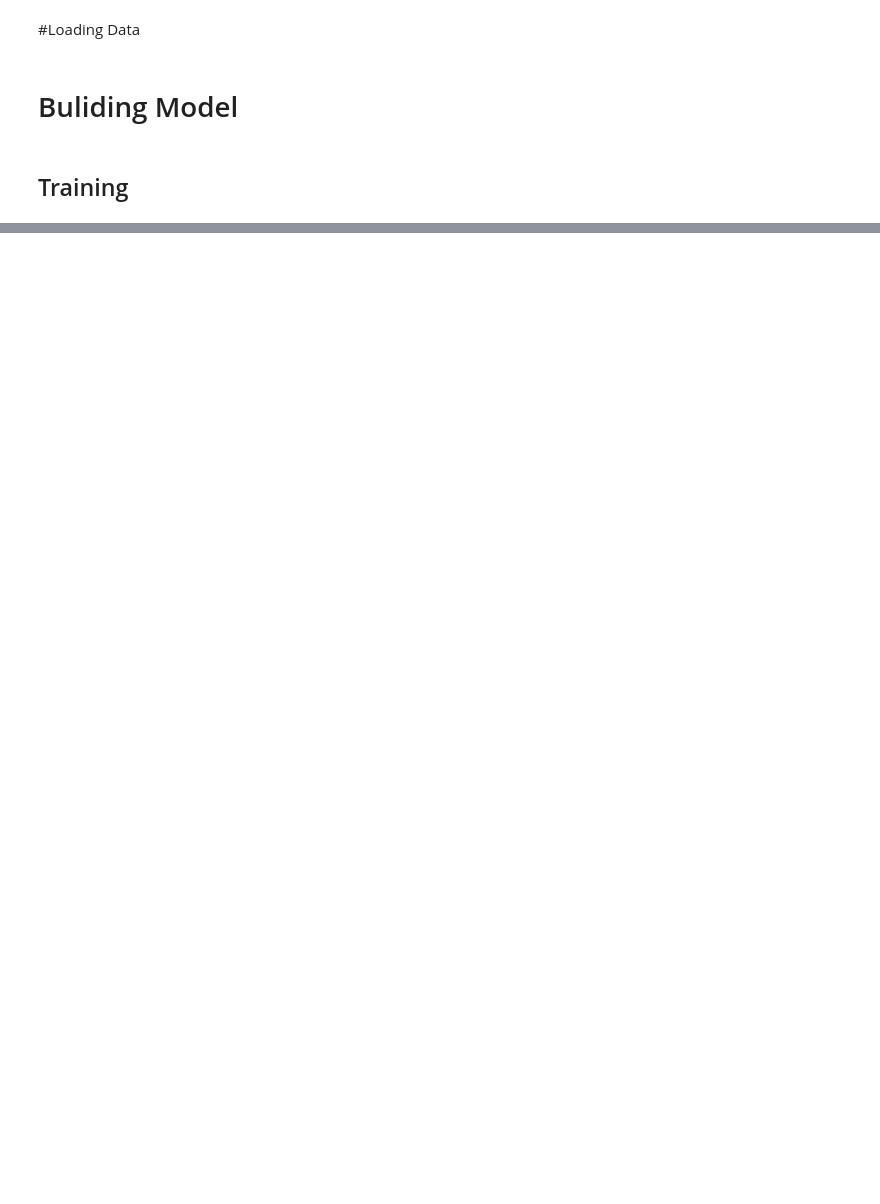
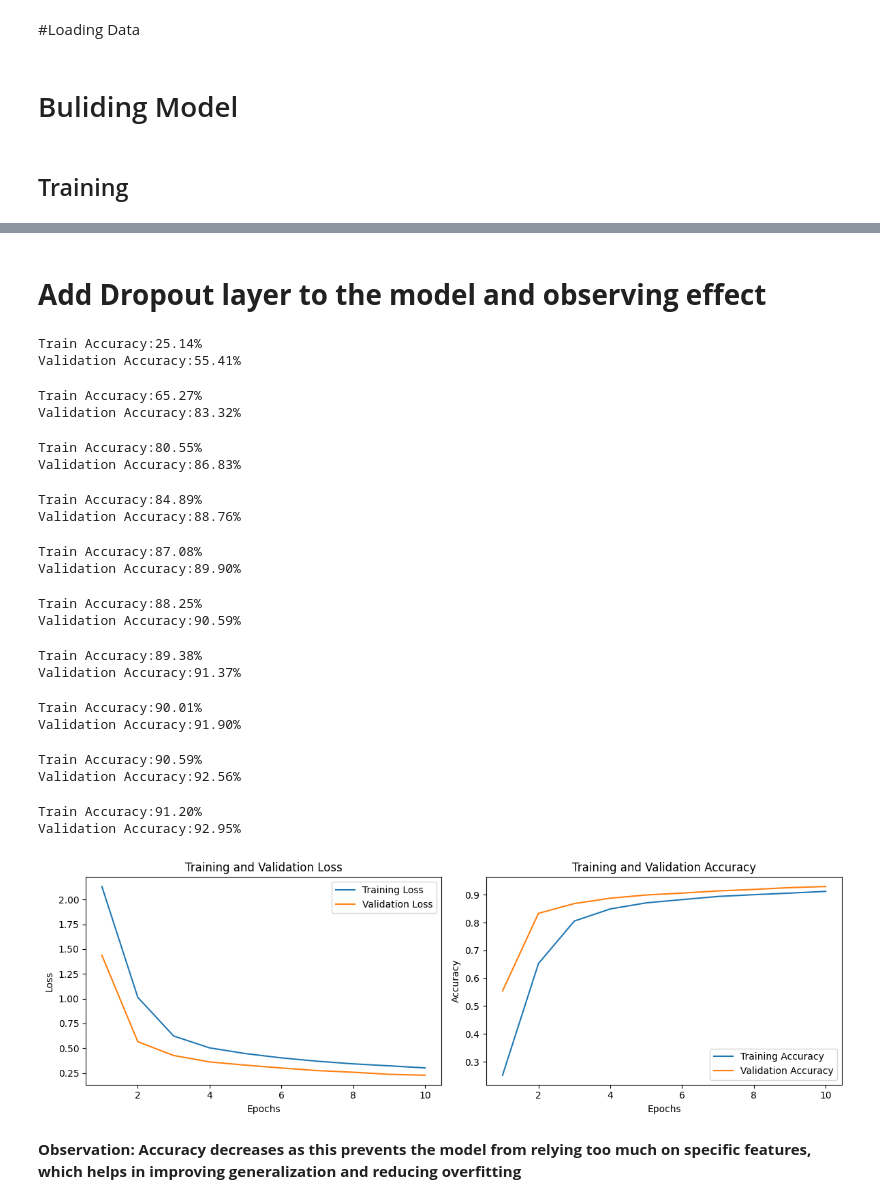
Before and after one commit to Asser146/ML-Assignments, a Jupyter notebook: Assignment2_NeuralNetworks/Assignment_2.ipynb, the cells around one changed output, grey strips where cells are left out. Saved outputs shown, nothing was run; the diff lists cells and outputs as text; code cells hidden in the pictures; blank space fills up the shorter version.

```diff
--- a/Assignment2_NeuralNetworks/Assignment_2.ipynb
+++ b/Assignment2_NeuralNetworks/Assignment_2.ipynb
@@ -200,0 +197,34 @@ Test Accuracy:93.64%
+# %% [markdown]
+# **Add Dropout layer to the model and observing effect**
+# %%
+dropRate=0.2
+# Instantiate model again but with dropRate
+model = Model(input_size, hidden_size, output_size,True,dropRate)
+criterion = nn.CrossEntropyLoss()
+optimizer = optim.SGD(model.parameters(), lr=learning_rate)
+train_losses, val_losses, train_accuracies, val_accuracies = train(model, criterion, optimizer,epochs)
+plot(train_losses, val_losses, train_accuracies, val_accuracies,epochs)
+# %% [output]
+Train Accuracy:25.14%
+Validation Accuracy:55.41%
+Train Accuracy:65.27%
+Validation Accuracy:83.32%
+Train Accuracy:80.55%
+Validation Accuracy:86.83%
+Train Accuracy:84.89%
+Validation Accuracy:88.76%
+Train Accuracy:87.08%
+Validation Accuracy:89.90%
+Train Accuracy:88.25%
+Validation Accuracy:90.59%
+Train Accuracy:89.38%
+Validation Accuracy:91.37%
+Train Accuracy:90.01%
+Validation Accuracy:91.90%
+Train Accuracy:90.59%
+Validation Accuracy:92.56%
+Train Accuracy:91.20%
+Validation Accuracy:92.95%
+[figure, added]
+# %% [markdown]
+**Observation: Accuracy decreases as this prevents the model from relying too much on specific features, which helps in improving generalization and reducing overfitting**
```
Also changed, not shown: parts of 3 cells of this notebook.
